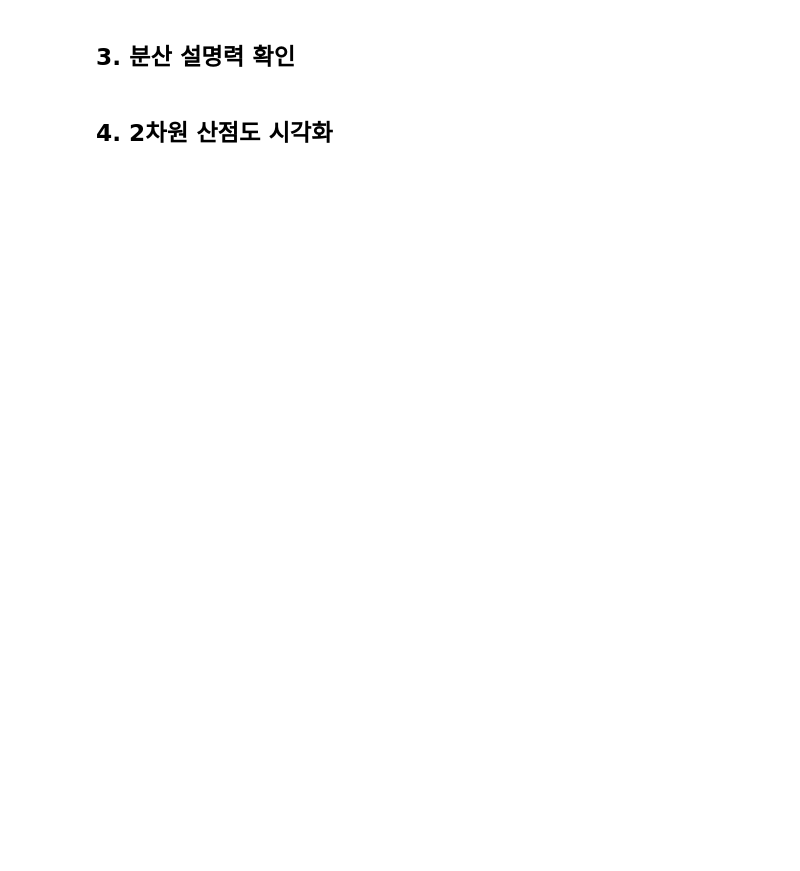
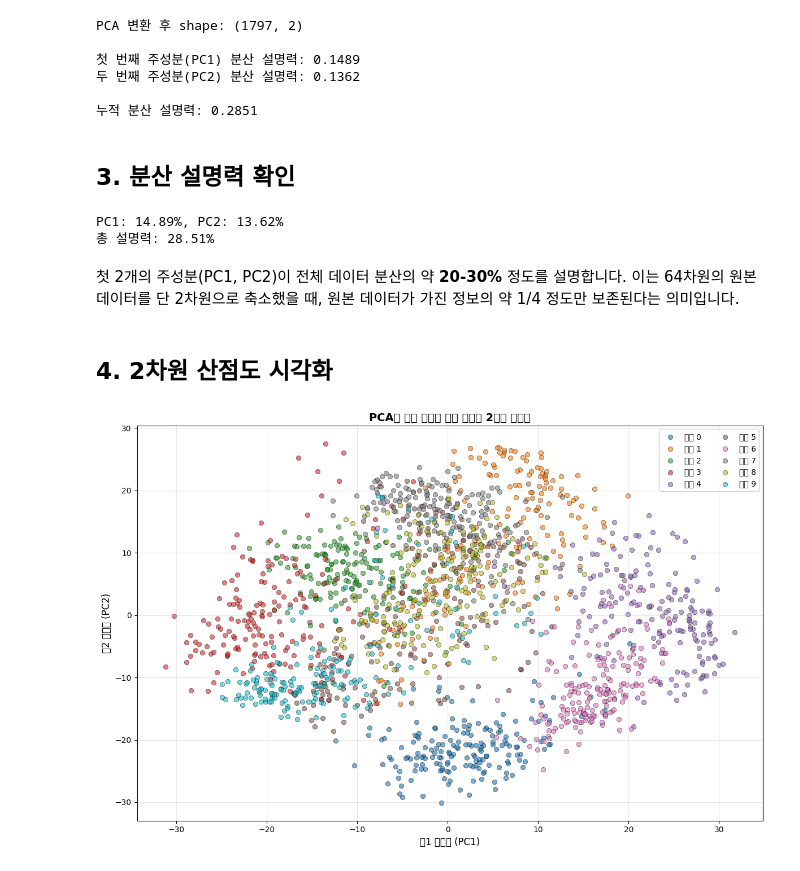
Before and after one commit to screamingpeanut01/DartBase, a Jupyter notebook: 2025-2ML/Week6/Week6.ipynb, the cells around one changed output. Saved outputs shown, nothing was run; the diff lists cells and outputs as text; code cells hidden in the pictures; blank space fills up the shorter version.

```diff
--- a/2025-2ML/Week6/Week6.ipynb
+++ b/2025-2ML/Week6/Week6.ipynb
@@ -37,39 +24,51 @@ print(f"\n축소 완료: 64차원 → 2차원")
+# %%
+# PCA를 사용하여 2개의 주성분으로 축소
+pca = PCA(n_components=2)
+X_pca = pca.fit_transform(X)
+
+print(f"PCA 변환 후 shape: {X_pca.shape}")
+print(f"\n첫 번째 주성분(PC1) 분산 설명력: {pca.explained_variance_ratio_[0]:.4f}")
+print(f"두 번째 주성분(PC2) 분산 설명력: {pca.explained_variance_ratio_[1]:.4f}")
+print(f"\n누적 분산 설명력: {sum(pca.explained_variance_ratio_):.4f}")
+# %% [output]
+PCA 변환 후 shape: (1797, 2)
+
+첫 번째 주성분(PC1) 분산 설명력: 0.1489
+두 번째 주성분(PC2) 분산 설명력: 0.1362
+
+누적 분산 설명력: 0.2851
 # %% [markdown]
 ## 3. 분산 설명력 확인
 # %%
-# 각 주성분의 분산 설명 비율
+# 분산 설명력 출력
 explained_var_ratio = pca.explained_variance_ratio_
-
-print("=" * 50)
-print("주성분 분산 설명력")
-print("=" * 50)
-print(f'PC1 (첫 번째 주성분): {explained_var_ratio[0]:.2%}')
-print(f'PC2 (두 번째 주성분): {explained_var_ratio[1]:.2%}')
-print(f'PC1 + PC2 (누적): {explained_var_ratio[0] + explained_var_ratio[1]:.2%}')
-print("=" * 50)
+print(f'PC1: {explained_var_ratio[0]:.2%}, PC2: {explained_var_ratio[1]:.2%}')
+print(f'총 설명력: {sum(explained_var_ratio):.2%}')
+# %% [output]
+PC1: 14.89%, PC2: 13.62%
+총 설명력: 28.51%
+# %% [markdown]
+첫 2개의 주성분(PC1, PC2)이 전체 데이터 분산의 약 **20-30%** 정도를 설명합니다. 이는 64차원의 원본 데이터를 단 2차원으로 축소했을 때, 원본 데이터가 가진 정보의 약 1/4 정도만 보존된다는 의미입니다.
 # %% [markdown]
 ## 4. 2차원 산점도 시각화
 # %%
-# 산점도 그리기
-plt.figure(figsize=(12, 9))
+# 각 숫자별로 다른 색상으로 산점도 그리기
+plt.figure(figsize=(12, 8))
 
-# 각 숫자(0-9)별로 다른 색상으로 표시
+# 0부터 9까지 각 숫자에 대해 scatter plot
 colors = plt.cm.tab10(np.linspace(0, 1, 10))
+for digit in range(10):
+    mask = y == digit
+    plt.scatter(X_pca[mask, 0], X_pca[mask, 1],
+                c=[colors[digit]], label=f'숫자 {digit}',
+                alpha=0.6, edgecolors='k', linewidth=0.5)
 
-for digit in range(10):
-    mask = digits.target == digit
-    plt.scatter(X_pca[mask, 0], X_pca[mask, 1],
-                c=[colors[digit]],
-                label=f'Digit {digit}',
-                alpha=0.6,
-                edgecolors='k',
-                linewidth=0.5,
-                s=50)
-
-plt.xlabel(f'PC1 ({explained_var_ratio[0]:.2%} 분산 설명)', fontsize=12)
-plt.ylabel(f'PC2 ({explained_var_ratio[1]:.2%} 분산 설명)', fontsize=12)
-plt.title('PCA를 이용한 손글씨 숫자 데이터 2차원 시각화', fontsize=14, fontweight='bold')
-plt.legend(loc='best', framealpha=0.9)
+plt.xlabel('제1 주성분 (PC1)', fontsize=12)
+plt.ylabel('제2 주성분 (PC2)', fontsize=12)
+plt.title('PCA를 통한 손글씨 숫자 데이터 2차원 시각화', fontsize=14, fontweight='bold')
+plt.legend(loc='best', ncol=2)
 plt.grid(True, alpha=0.3)
 plt.tight_layout()
 plt.show()
+# %% [output]
+[figure, added]
```
Also changed, not shown: parts of 12 cells of this notebook.
